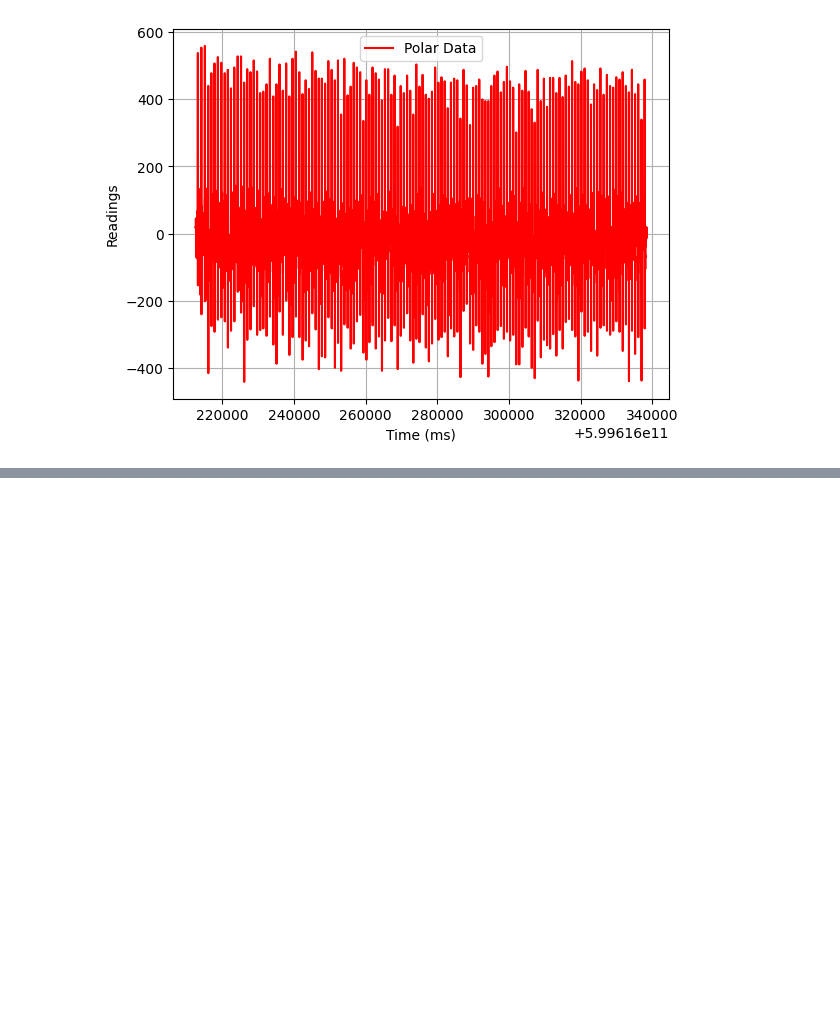
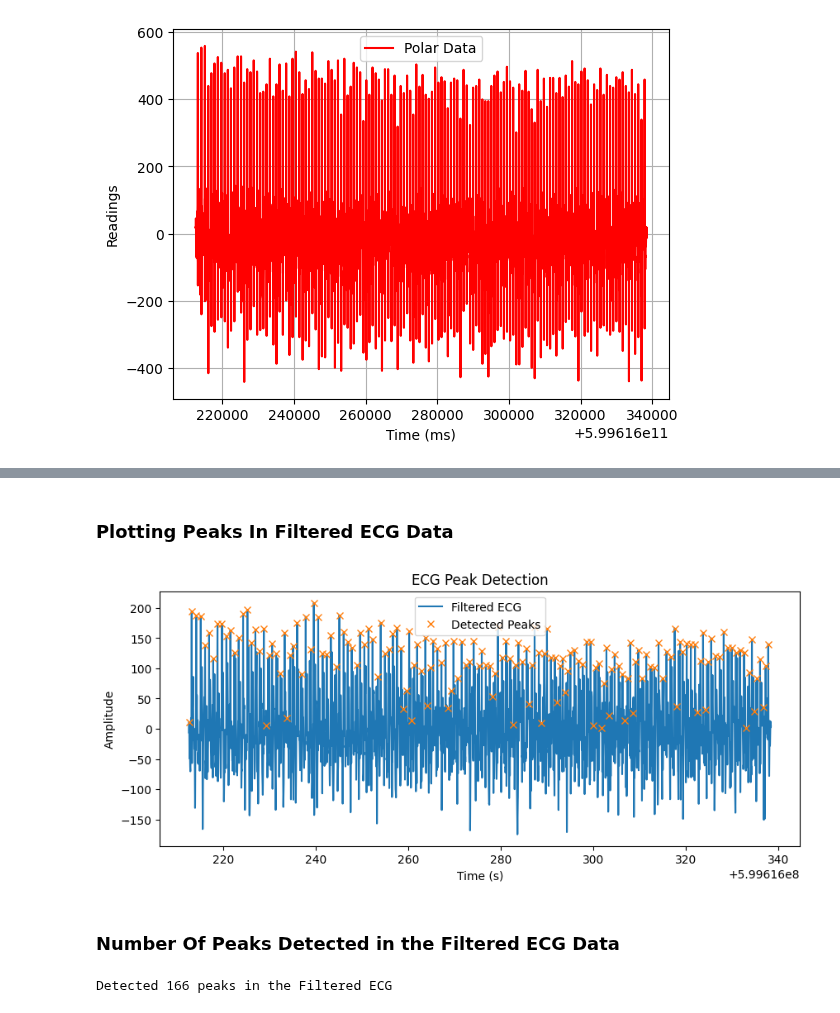
Before and after one commit to Showmick119/Benchmarking-Signal-Processing-Packages, a Jupyter notebook: polar.ipynb, the cells around one changed output, grey strips where cells are left out. Saved outputs shown, nothing was run; the diff lists cells and outputs as text; code cells hidden in the pictures; blank space fills up the shorter version.

```diff
--- a/polar.ipynb
+++ b/polar.ipynb
@@ -31,0 +125,23 @@ plt.show()
+# %%
+min_dist = int(0.5 * fs) # the standard formula
+peaks, props = find_peaks(ecg_filt, distance=min_dist, height=np.mean(ecg_filt))
+# %% [markdown]
+### **Plotting Peaks In Filtered ECG Data**
+# %%
+plt.figure(figsize=(10,4))
+t_sec = timestamps / 1000.0
+plt.plot(t_sec, ecg_filt, label="Filtered ECG")
+plt.plot(t_sec[peaks], ecg_filt[peaks], 'x', label="Detected Peaks")
+plt.title("ECG Peak Detection")
+plt.xlabel("Time (s)")
+plt.ylabel("Amplitude")
+plt.legend()
+plt.show()
+# %% [output]
+[figure, added]
+# %% [markdown]
+### **Number Of Peaks Detected in the Filtered ECG Data**
+# %%
+print(f"Detected {len(peaks)} peaks in the Filtered ECG")
+# %% [output]
+Detected 166 peaks in the Filtered ECG
```
Also changed, not shown: parts of 20 cells of this notebook.
